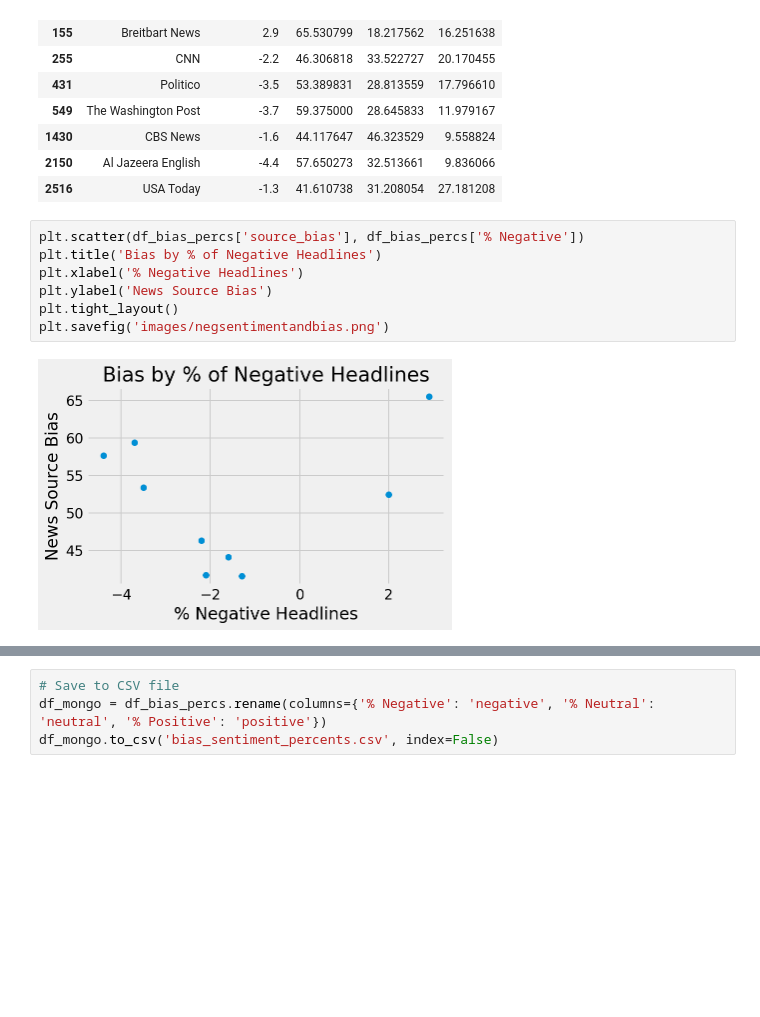
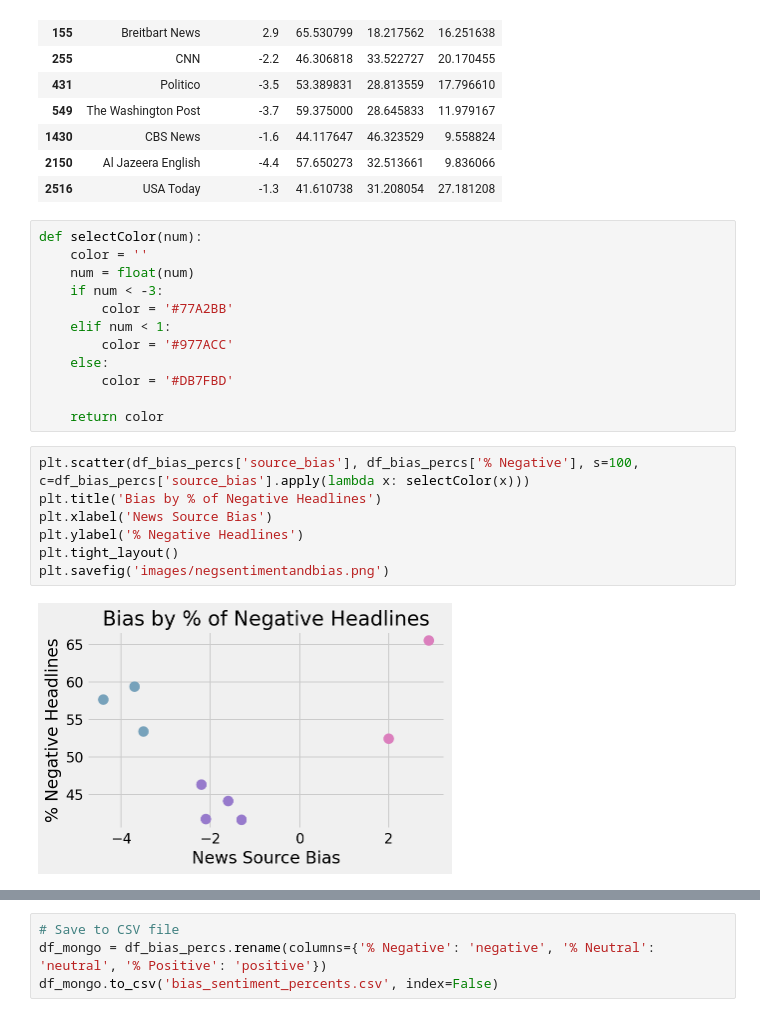
Before and after one commit to James-Ashley/sentiment-analysis-dashboard, a Jupyter notebook: sentiment_analysis/data_analysis.ipynb, the cells around one changed output, grey strips where cells are left out. Drawn from its saved outputs; the diff is of its cells as text; blank space fills up the shorter version.

Commit message:
changed visual in demo day deck

```diff
--- a/sentiment_analysis/data_analysis.ipynb
+++ b/sentiment_analysis/data_analysis.ipynb
@@ -177,13 +177,25 @@ df_bias_percs
 | 1430 | CBS News | -1.6 | 44.117647 | 46.323529 | 9.558824 |
 | 2150 | Al Jazeera English | -4.4 | 57.650273 | 32.513661 | 9.836066 |
 | 2516 | USA Today | -1.3 | 41.610738 | 31.208054 | 27.181208 |
+# %%
+def selectColor(num):
+    color = ''
+    num = float(num)
+    if num < -3:
+        color = '#77A2BB'
+    elif num < 1:
+        color = '#977ACC'
+    else:
+        color = '#DB7FBD'
+
+    return color
 # %%
-plt.scatter(df_bias_percs['source_bias'], df_bias_percs['% Negative'])
+plt.scatter(df_bias_percs['source_bias'], df_bias_percs['% Negative'], s=100, c=df_bias_percs['source_bias'].apply(lambda x: selectColor(x)))
 plt.title('Bias by % of Negative Headlines')
-plt.xlabel('% Negative Headlines')
-plt.ylabel('News Source Bias')
+plt.xlabel('News Source Bias')
+plt.ylabel('% Negative Headlines')
 plt.tight_layout()
 plt.savefig('images/negsentimentandbias.png')
 # %% [output]
-[figure, old version]
+[figure, new version]
 # %%
```
Also changed, not shown: parts of 2 cells of this notebook, 4 other files.
